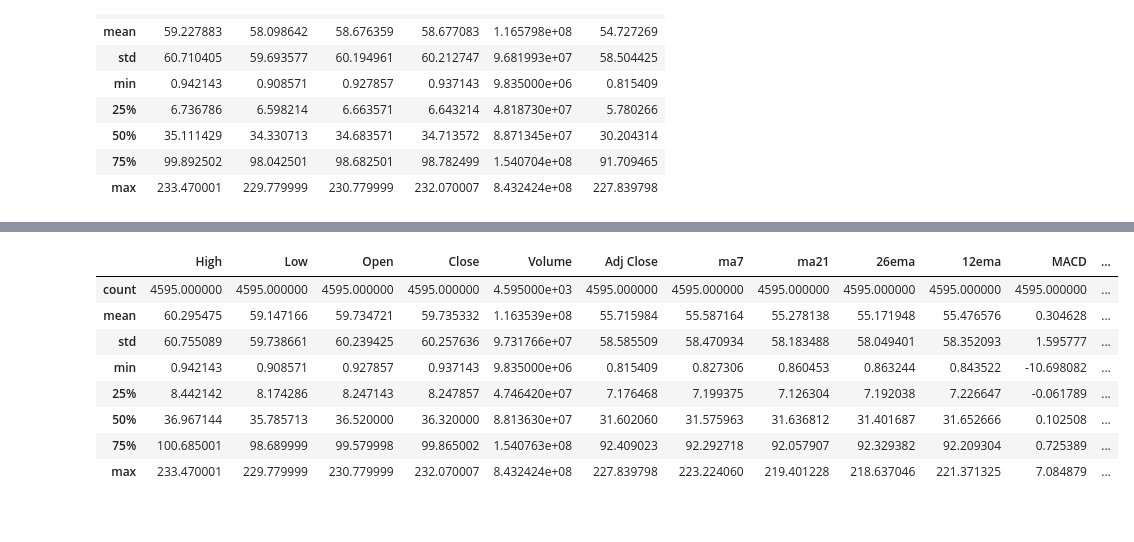
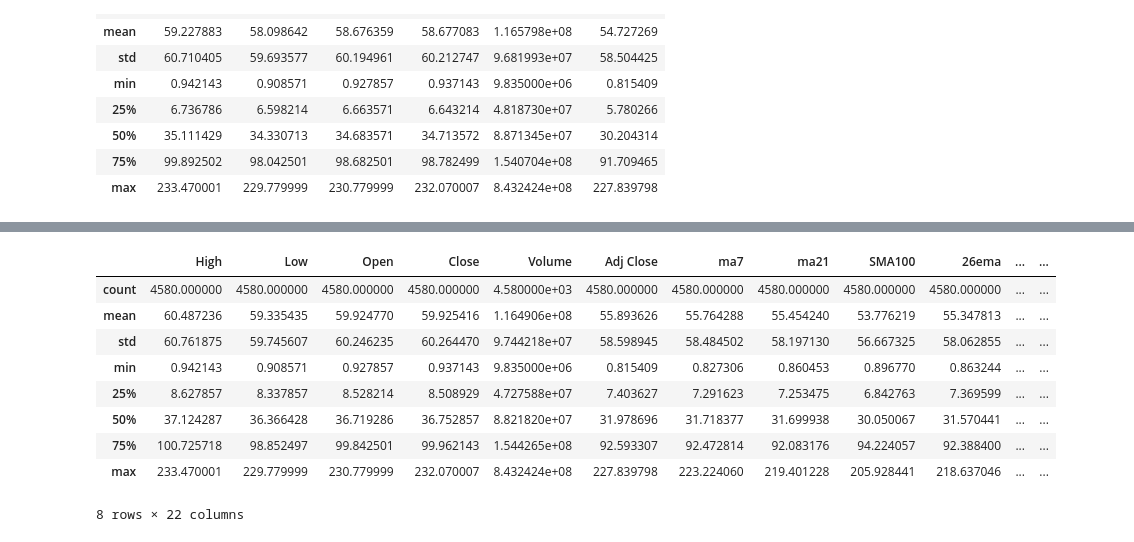
Before and after one commit to saul91isern/sp500, a Jupyter notebook: sp500.ipynb, the cells around one changed output, grey strips where cells are left out. Drawn from its saved outputs; the diff is of its cells as text; code cells hidden in the pictures.

```diff
--- a/sp500.ipynb
+++ b/sp500.ipynb
@@ -92,8 +73,11 @@ Date
 # %%
-def get_technical_indicators(dataset):
-        # Create 7 and 21 days Moving Average
+def get_technical_indicators(dataset, spy):
+    # Assuming 0 for now
+    daily_rf_rate = 0
+    # Create 7 and 21 days Moving Average
     dataset['ma7'] = dataset['Adj Close'].rolling(window=7).mean()
     dataset['ma21'] = dataset['Adj Close'].rolling(window=21).mean()
+    dataset['SMA100'] = dataset['Adj Close'].rolling(window=100).mean()
 
     # Create MACD
     dataset['26ema'] = dataset['Adj Close'].ewm(span=26, adjust=False).mean()
@@ -106,23 +90,32 @@ def get_technical_indicators(dataset):
     dataset['lower_band'] = dataset['ma21'] - (dataset['20sd']*2)
 
     # Create Exponential moving average
-    dataset['ema'] = dataset['Adj Close'].ewm(com=0.5).mean()
+    dataset['ema'] = dataset['Adj Close'].ewm(span=100).mean()
+    dataset['ROC'] = ((dataset['Adj Close'] - dataset['Adj Close'].shift(100)) / dataset['Adj Close'].shift(100)) * 100
+    dataset['SPY_SMA_100'] = spy['Adj Close'].rolling(window=100).mean()
+
+    # Compute Volatility on spy and index
+    dataset['SPY_Vol'] = np.log(spy['Adj Close'] / spy['Adj Close'].shift(1)).rolling(window=60).std() * np.sqrt(252)
+    dataset['Log_Returns'] = np.log(dataset['Adj Close'] / dataset['Adj Close'].shift(1))
+    dataset['Vol'] = dataset['Log_Returns'].rolling(window=60).std() * np.sqrt(252)
+    dataset['Sharpe_Ratio'] = (dataset['Log_Returns'].rolling(window=60).mean() - daily_rf_rate) / dataset['Vol']
 
     return dataset
 # %%
-appl = get_technical_indicators(appl)
+appl = get_technical_indicators(appl, spy)
 appl.dropna(inplace=True)
 appl.describe()
 # %% [output]
-|  | High | Low | Open | Close | Volume | Adj Close | ma7 | ma21 | 26ema | 12ema | MACD | ... |
-| count | 4595.000000 | 4595.000000 | 4595.000000 | 4595.000000 | 4.595000e+03 | 4595.000000 | 4595.000000 | 4595.000000 | 4595.000000 | 4595.000000 | 4595.000000 | ... |
-| mean | 60.295475 | 59.147166 | 59.734721 | 59.735332 | 1.163539e+08 | 55.715984 | 55.587164 | 55.278138 | 55.171948 | 55.476576 | 0.304628 | ... |
-| std | 60.755089 | 59.738661 | 60.239425 | 60.257636 | 9.731766e+07 | 58.585509 | 58.470934 | 58.183488 | 58.049401 | 58.352093 | 1.595777 | ... |
-| min | 0.942143 | 0.908571 | 0.927857 | 0.937143 | 9.835000e+06 | 0.815409 | 0.827306 | 0.860453 | 0.863244 | 0.843522 | -10.698082 | ... |
-| 25% | 8.442142 | 8.174286 | 8.247143 | 8.247857 | 4.746420e+07 | 7.176468 | 7.199375 | 7.126304 | 7.192038 | 7.226647 | -0.061789 | ... |
-| 50% | 36.967144 | 35.785713 | 36.520000 | 36.320000 | 8.813630e+07 | 31.602060 | 31.575963 | 31.636812 | 31.401687 | 31.652666 | 0.102508 | ... |
-| 75% | 100.685001 | 98.689999 | 99.579998 | 99.865002 | 1.540763e+08 | 92.409023 | 92.292718 | 92.057907 | 92.329382 | 92.209304 | 0.725389 | ... |
-| max | 233.470001 | 229.779999 | 230.779999 | 232.070007 | 8.432424e+08 | 227.839798 | 223.224060 | 219.401228 | 218.637046 | 221.371325 | 7.084879 | ... |
+|  | High | Low | Open | Close | Volume | Adj Close | ma7 | ma21 | SMA100 | 26ema | ... | ... |
+| count | 4580.000000 | 4580.000000 | 4580.000000 | 4580.000000 | 4.580000e+03 | 4580.000000 | 4580.000000 | 4580.000000 | 4580.000000 | 4580.000000 | ... | ... |
+| mean | 60.487236 | 59.335435 | 59.924770 | 59.925416 | 1.164906e+08 | 55.893626 | 55.764288 | 55.454240 | 53.776219 | 55.347813 | ... | ... |
+| std | 60.761875 | 59.745607 | 60.246235 | 60.264470 | 9.744218e+07 | 58.598945 | 58.484502 | 58.197130 | 56.667325 | 58.062855 | ... | ... |
+| min | 0.942143 | 0.908571 | 0.927857 | 0.937143 | 9.835000e+06 | 0.815409 | 0.827306 | 0.860453 | 0.896770 | 0.863244 | ... | ... |
+| 25% | 8.627857 | 8.337857 | 8.528214 | 8.508929 | 4.727588e+07 | 7.403627 | 7.291623 | 7.253475 | 6.842763 | 7.369599 | ... | ... |
+| 50% | 37.124287 | 36.366428 | 36.719286 | 36.752857 | 8.821820e+07 | 31.978696 | 31.718377 | 31.699938 | 30.050067 | 31.570441 | ... | ... |
+| 75% | 100.725718 | 98.852497 | 99.842501 | 99.962143 | 1.544265e+08 | 92.593307 | 92.472814 | 92.083176 | 94.224057 | 92.388400 | ... | ... |
+| max | 233.470001 | 229.779999 | 230.779999 | 232.070007 | 8.432424e+08 | 227.839798 | 223.224060 | 219.401228 | 205.928441 | 218.637046 | ... | ... |
+8 rows × 22 columns
 # %%
 print(appl.columns)
 # %% [output]
```
Also changed, not shown: parts of 21 cells of this notebook.
